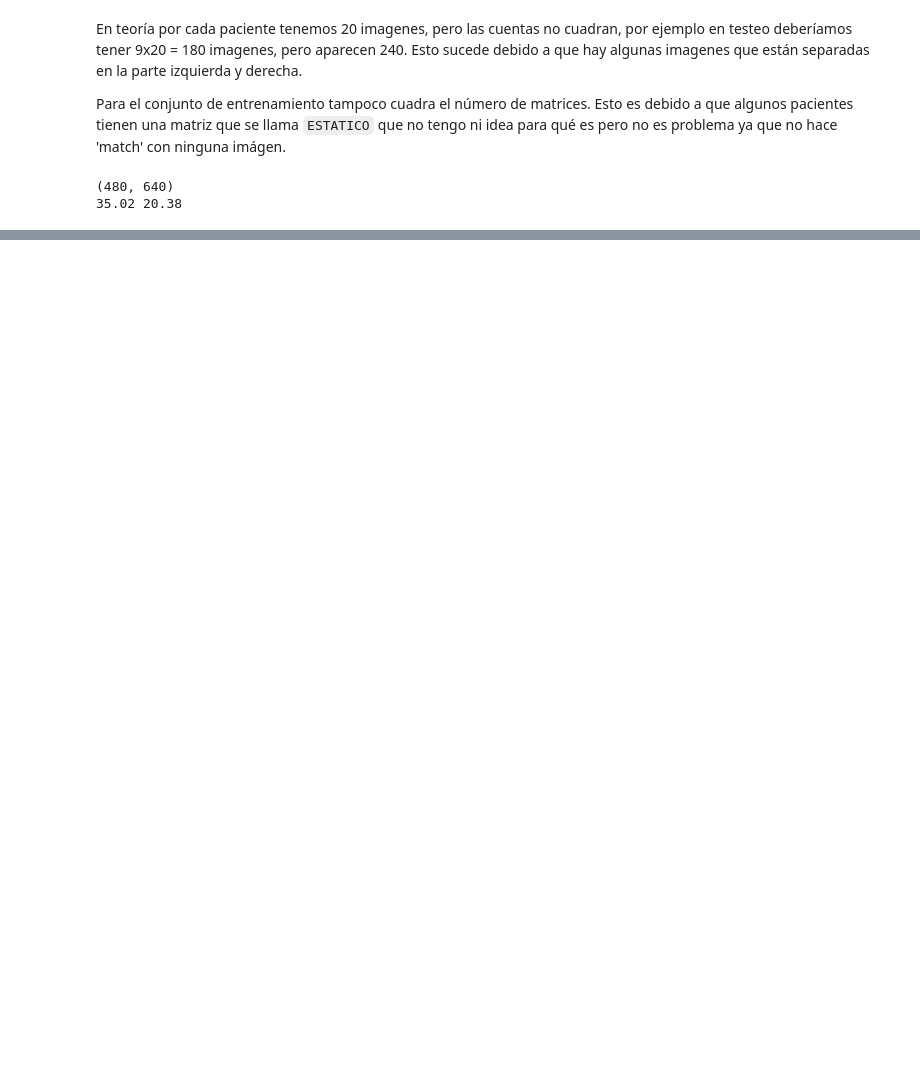
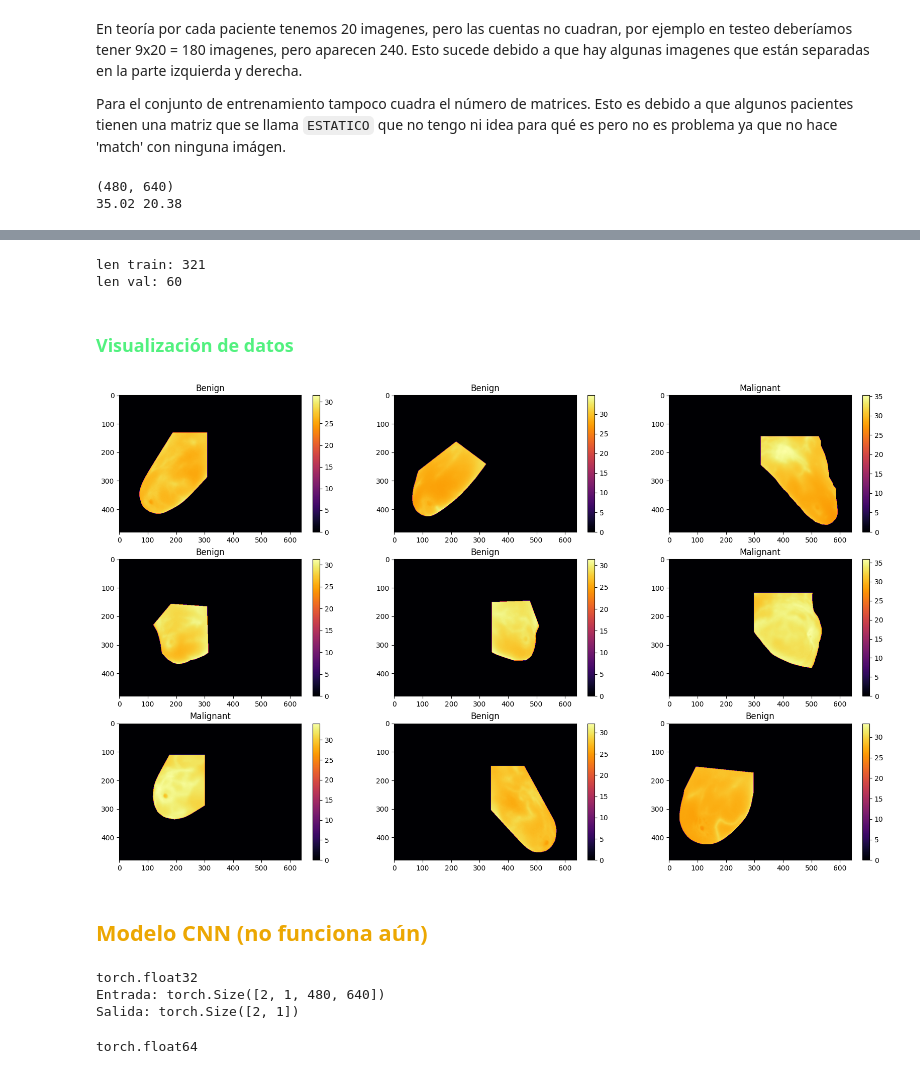
Before and after one commit to guillepinto/Thermal-Imaging-Breast-Cancer-Detection, a Jupyter notebook: notebooks/BreastCancer_Classification.ipynb, the cells around one changed output, grey strips where cells are left out. Saved outputs shown, nothing was run; the diff lists cells and outputs as text; code cells hidden in the pictures; blank space fills up the shorter version.

Commit message:
cleaning ouput

```diff
--- a/notebooks/BreastCancer_Classification.ipynb
+++ b/notebooks/BreastCancer_Classification.ipynb
@@ -386,0 +437,53 @@ plt.show()
+# %%
+BATCH_SIZE = 4
+
+# Datasets (concatenate) https://stackoverflow.com/questions/60840500/pytorch-concatenating-datasets-before-using-dataloader
+test_dataset = torch.utils.data.ConcatDataset(test_datasets)
+train_dataset = torch.utils.data.ConcatDataset(train_datasets)
+
+# Dataloaders
+train_loader = DataLoader(train_dataset, BATCH_SIZE, shuffle=True)
+test_loader = DataLoader(test_dataset, BATCH_SIZE, shuffle=False)
+print(f'len train: {len(train_loader)}')
+print(f'len val: {len(test_loader)}')
+# %% [output]
+len train: 321
+len val: 60
+# %% [markdown]
+### <font color='#52F17F'>**Visualización de datos**</font>
+# %%
+def visualize_data(dataset, rows=3, cols=3):
+    """
+    Visualiza aleatoriamente imágenes del dataset junto con sus etiquetas.
+
+    Args:
+        dataset (list): Lista de tuplas donde cada tupla contiene una imagen y su etiqueta correspondiente.
+                        La imagen es un arreglo numpy y la etiqueta es un entero (0 para Benign, 1 para Malignant).
+        rows (int): Número de filas en la cuadrícula de visualización.
+        cols (int): Número de columnas en la cuadrícula de visualización.
+
+    Returns:
+        None: Muestra una figura con las imágenes y etiquetas del dataset.
+    """
+    plt.figure(figsize=(20, rows * 4))
+    breast_types = {0: 'Benign', 1: 'Malignant'}
+
+    # Seleccionar índices aleatorios del dataset
+    indices = np.random.choice(len(dataset), rows * cols, replace=False)
+
+    for i, idx in enumerate(indices, start=1):
+        img = dataset[idx][0].squeeze(0) # Extraer la imagen y eliminar dimensiones singleton si es necesario
+        label = dataset[idx][1] # Extraer la etiqueta
+
+        # Configurar la posición del subplot
+        plt.subplot(rows, cols, i)
+        plt.imshow(img, cmap='inferno')
+        plt.title(f"{breast_types[label]}")
+        plt.colorbar()
+    plt.show()
+# %%
+visualize_data(train_dataset)
+# %% [output]
+[figure, added]
+# %% [markdown]
+## <font color='#ECA702'>**Modelo CNN (no funciona aún)**</font>
@@ -386,0 +509,12 @@ plt.show()
+# %%
+input_image = torch.rand((2, 1, 480, 640))
+print(input_image.dtype)
+# input_image = torch.rand((1, 3, 6, 6))
+print(f"Entrada: {input_image.size()}")
+model = Net()
+ouput = model(input_image)
+print(f"Salida: {ouput.size()}") # Esperado: [1, 10, 512, 512]
+# %% [output]
+torch.float32
+Entrada: torch.Size([2, 1, 480, 640])
+Salida: torch.Size([2, 1])
@@ -386,0 +523,4 @@ plt.show()
+# %%
+train_dataset[0][0].dtype
+# %% [output]
+torch.float64
```
Also changed, not shown: parts of 24 cells of this notebook.
